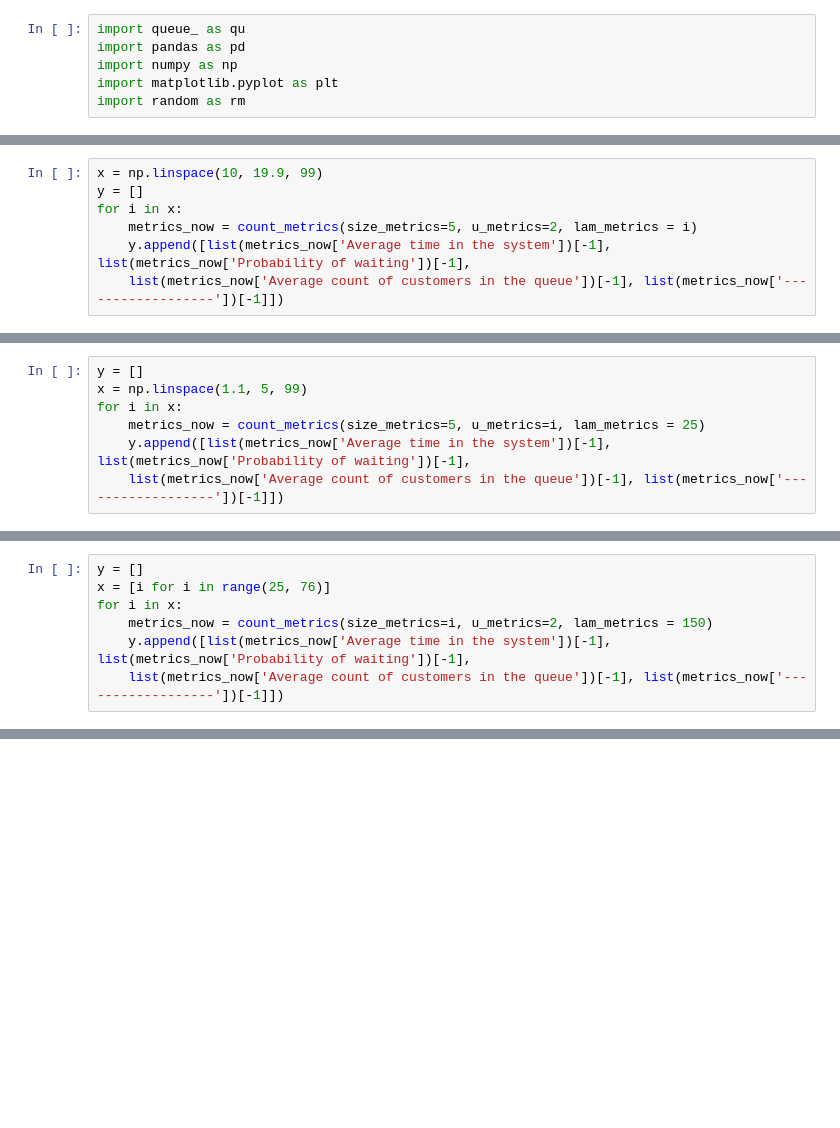
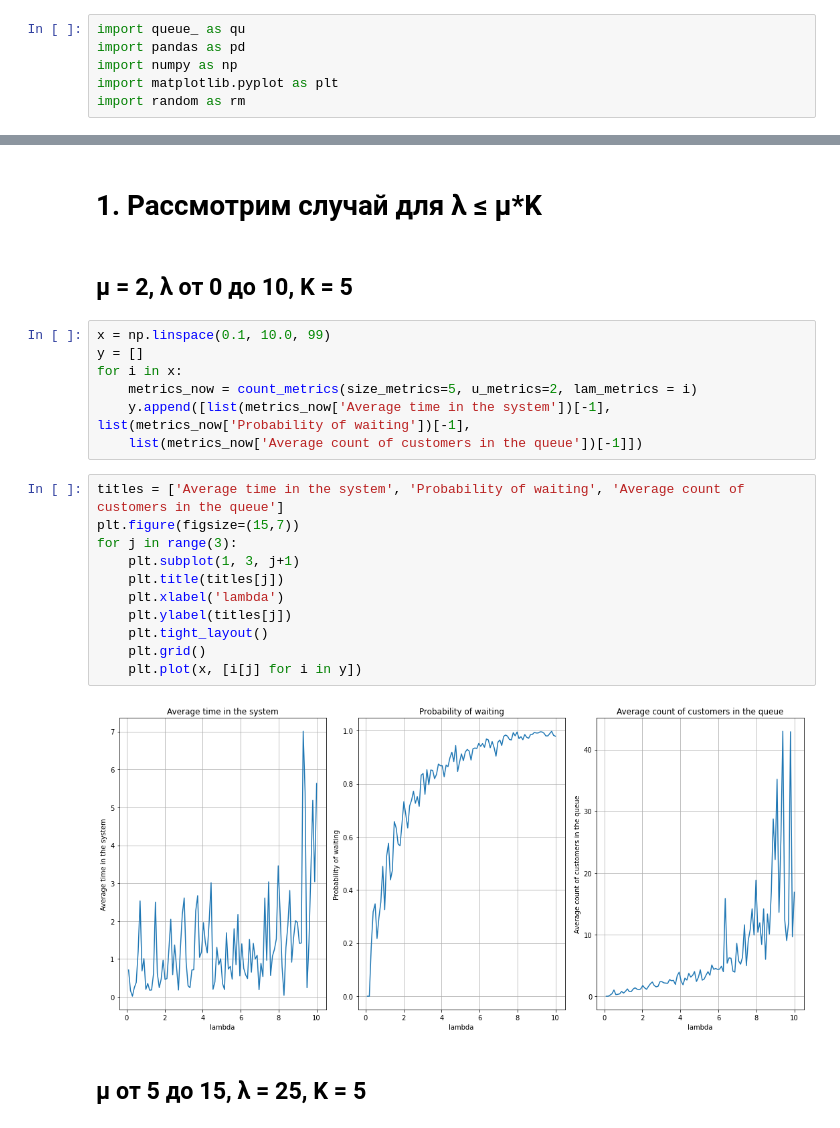
Before and after one commit to LevBugrov/test_stohasika_proj, a Jupyter notebook: graphica.ipynb, the cells around one changed output, grey strips where cells are left out. Cells and saved outputs as stored; diff of their text form; blank space fills up the shorter version.

```diff
--- a/graphica.ipynb
+++ b/graphica.ipynb
@@ -131,7 +6,0 @@ for j in range(3):
-# %%
-x = np.linspace(10, 19.9, 99)
-y = []
-for i in x:
-    metrics_now = count_metrics(size_metrics=5, u_metrics=2, lam_metrics = i)
-    y.append([list(metrics_now['Average time in the system'])[-1], list(metrics_now['Probability of waiting'])[-1],
-    list(metrics_now['Average count of customers in the queue'])[-1], list(metrics_now['------------------'])[-1]])
@@ -153,7 +6,0 @@ for j in range(3):
-# %%
-y = []
-x = np.linspace(1.1, 5, 99)
-for i in x:
-    metrics_now = count_metrics(size_metrics=5, u_metrics=i, lam_metrics = 25)
-    y.append([list(metrics_now['Average time in the system'])[-1], list(metrics_now['Probability of waiting'])[-1],
-    list(metrics_now['Average count of customers in the queue'])[-1], list(metrics_now['------------------'])[-1]])
@@ -175,7 +6,0 @@ for j in range(3):
-# %%
-y = []
-x = [i for i in range(25, 76)]
-for i in x:
-    metrics_now = count_metrics(size_metrics=i, u_metrics=2, lam_metrics = 150)
-    y.append([list(metrics_now['Average time in the system'])[-1], list(metrics_now['Probability of waiting'])[-1],
-    list(metrics_now['Average count of customers in the queue'])[-1], list(metrics_now['------------------'])[-1]])
@@ -194,0 +67,26 @@ for j in range(3):
+# %% [markdown]
+# 1. Рассмотрим случай для <mi>&#x3BB;</mi> ≤ <mi>&#x3BC;</mi>*K
+# %% [markdown]
+## <mi>&#x3BC;</mi> = 2, <mi>&#x3BB;</mi> от 0 до 10, K = 5
+# %%
+x = np.linspace(0.1, 10.0, 99)
+y = []
+for i in x:
+    metrics_now = count_metrics(size_metrics=5, u_metrics=2, lam_metrics = i)
+    y.append([list(metrics_now['Average time in the system'])[-1], list(metrics_now['Probability of waiting'])[-1],
+    list(metrics_now['Average count of customers in the queue'])[-1]])
+# %%
+titles = ['Average time in the system', 'Probability of waiting', 'Average count of customers in the queue']
+plt.figure(figsize=(15,7))
+for j in range(3):
+    plt.subplot(1, 3, j+1)
+    plt.title(titles[j])
+    plt.xlabel('lambda')
+    plt.ylabel(titles[j])
+    plt.tight_layout()
+    plt.grid()
+    plt.plot(x, [i[j] for i in y])
+# %% [output]
+[figure, added]
+# %% [markdown]
+## <mi>&#x3BC;</mi> от 5 до 15, <mi>&#x3BB;</mi> = 25, K = 5
```
Also changed, not shown: parts of 44 cells of this notebook.
